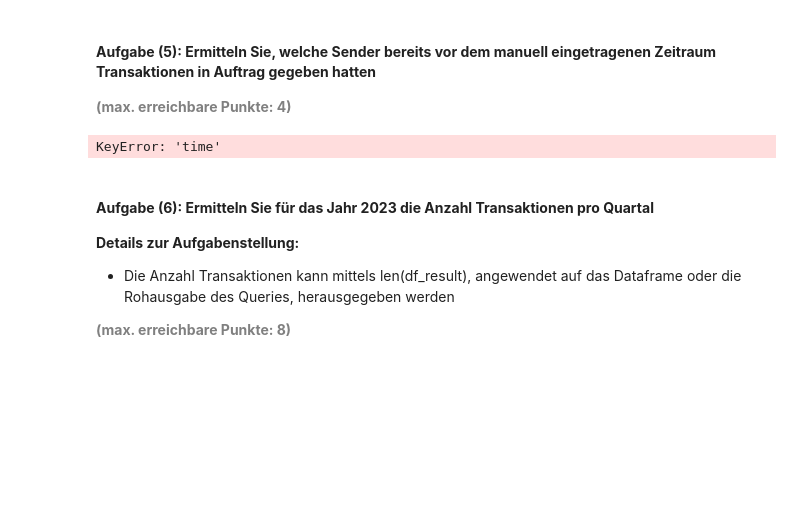
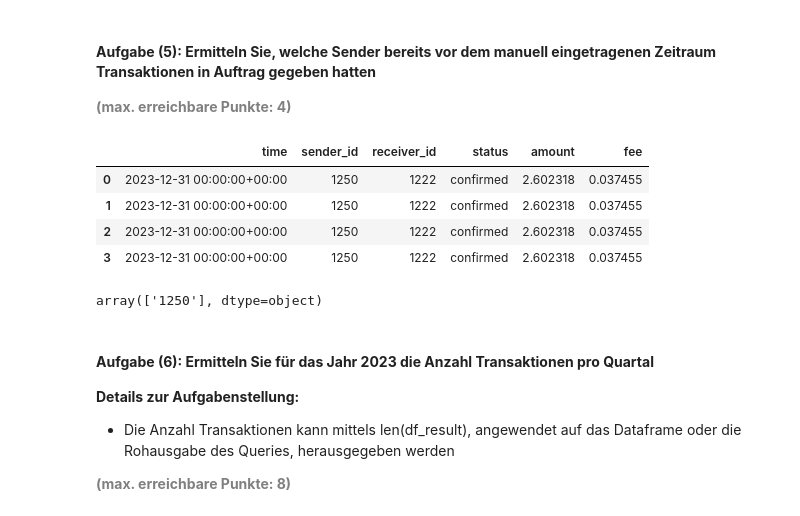
Before and after one commit to migifor-forstmi4/tinyflux, a Jupyter notebook: 99_alte Prüfungen/AP02/AP02_Mgmt_Nutzung_Temporale_Daten.ipynb, the cells around one changed output. Cells and saved outputs as stored; diff of their text form; code cells hidden in the pictures; blank space fills up the shorter version.

```diff
--- a/99_alte Prüfungen/AP02/AP02_Mgmt_Nutzung_Temporale_Daten.ipynb
+++ b/99_alte Prüfungen/AP02/AP02_Mgmt_Nutzung_Temporale_Daten.ipynb
@@ -295,16 +299,24 @@ df_result
 # %%
 # Definieren der Queries
 tag_query_conditions = (tags.sender_id == "1700") | (tags.sender_id == "1800") | (tags.sender_id == "1900") | (tags.sender_id == "2000")
 time_query_conditions = (time <= datetime(2023, 12, 31, tzinfo=timezone.utc))
 
 # Datenabfrage mittels der definierten Queries
-my_results = db.search(tag_query_conditions & time_query_conditions)
+my_results = db.search(time_query_conditions)
 
 # Erstellung eines Dataframes aus den Query-Resultaten
 df_result = points_to_dataframe(my_results)
 df_result
 # %% [output]
-KeyError: 'time'
+|  | time | sender_id | receiver_id | status | amount | fee |
+| 0 | 2023-12-31 00:00:00+00:00 | 1250 | 1222 | confirmed | 2.602318 | 0.037455 |
+| 1 | 2023-12-31 00:00:00+00:00 | 1250 | 1222 | confirmed | 2.602318 | 0.037455 |
+| 2 | 2023-12-31 00:00:00+00:00 | 1250 | 1222 | confirmed | 2.602318 | 0.037455 |
+| 3 | 2023-12-31 00:00:00+00:00 | 1250 | 1222 | confirmed | 2.602318 | 0.037455 |
+# %%
+df_result.sender_id.unique()
+# %% [output]
+array(['1250'], dtype=object)
 # %% [markdown]
 #### <b>Aufgabe (6): Ermitteln Sie für das Jahr 2023 die Anzahl Transaktionen pro Quartal</b>
 
```
Also changed, not shown: parts of 1 cell of this notebook, 1 other file.
